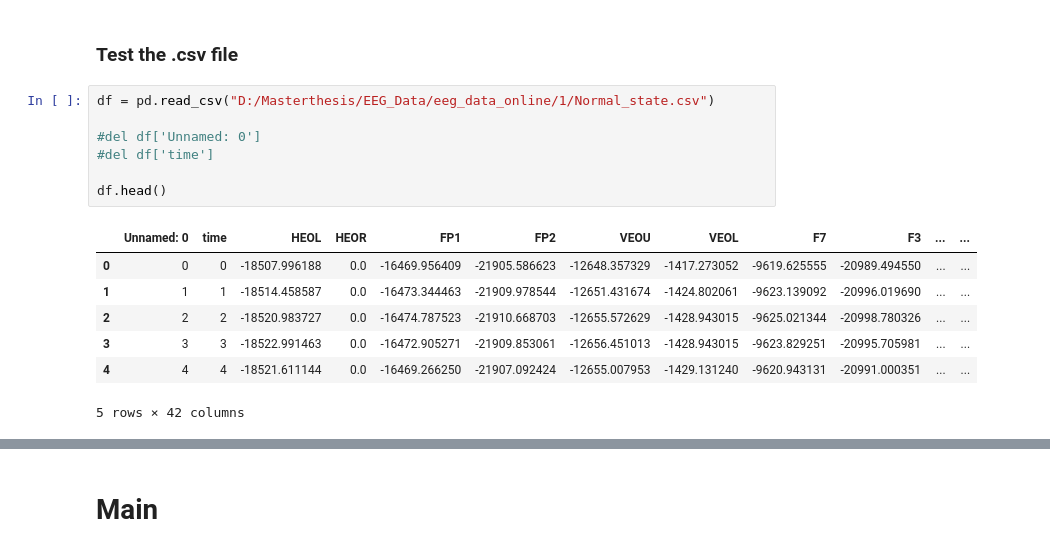
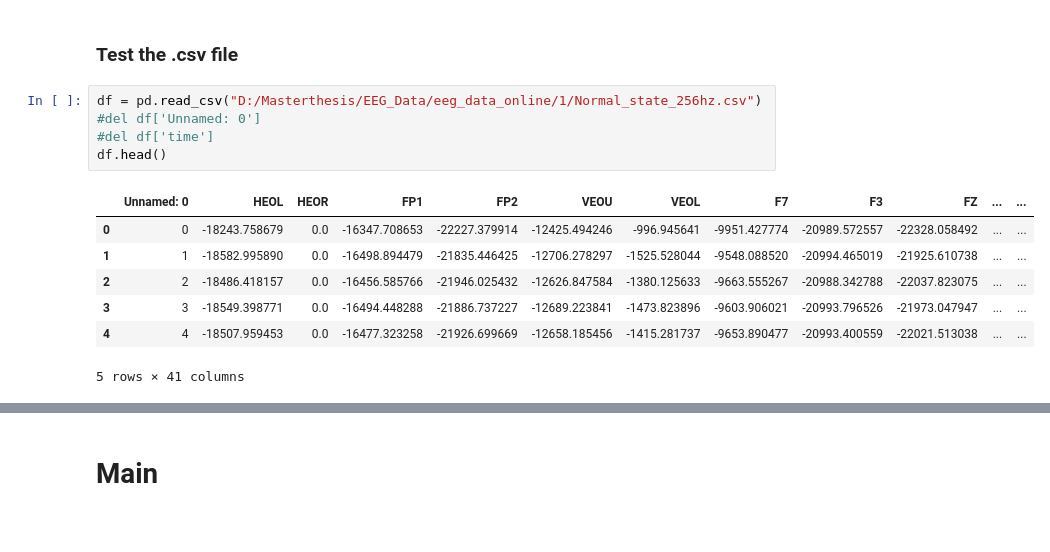
Before and after one commit to mudo121/thesis_eeg, a Jupyter notebook: test_online_eeg_data.ipynb, the cells around one changed output, grey strips where cells are left out. Drawn from its saved outputs; the diff is of its cells as text.

```diff
--- a/test_online_eeg_data.ipynb
+++ b/test_online_eeg_data.ipynb
@@ -64,18 +99,16 @@ mneRaw.info
 # %% [markdown]
 ### Test the .csv file
 # %%
-df = pd.read_csv("D:/Masterthesis/EEG_Data/eeg_data_online/1/Normal_state.csv")
-
+df = pd.read_csv("D:/Masterthesis/EEG_Data/eeg_data_online/1/Normal_state_256hz.csv")
 #del df['Unnamed: 0']
 #del df['time']
-
 df.head()
 # %% [output]
-|  | Unnamed: 0 | time | HEOL | HEOR | FP1 | FP2 | VEOU | VEOL | F7 | F3 | ... | ... |
-| 0 | 0 | 0 | -18507.996188 | 0.0 | -16469.956409 | -21905.586623 | -12648.357329 | -1417.273052 | -9619.625555 | -20989.494550 | ... | ... |
-| 1 | 1 | 1 | -18514.458587 | 0.0 | -16473.344463 | -21909.978544 | -12651.431674 | -1424.802061 | -9623.139092 | -20996.019690 | ... | ... |
-| 2 | 2 | 2 | -18520.983727 | 0.0 | -16474.787523 | -21910.668703 | -12655.572629 | -1428.943015 | -9625.021344 | -20998.780326 | ... | ... |
-| 3 | 3 | 3 | -18522.991463 | 0.0 | -16472.905271 | -21909.853061 | -12656.451013 | -1428.943015 | -9623.829251 | -20995.705981 | ... | ... |
-| 4 | 4 | 4 | -18521.611144 | 0.0 | -16469.266250 | -21907.092424 | -12655.007953 | -1429.131240 | -9620.943131 | -20991.000351 | ... | ... |
+|  | Unnamed: 0 | HEOL | HEOR | FP1 | FP2 | VEOU | VEOL | F7 | F3 | FZ | ... | ... |
+| 0 | 0 | -18243.758679 | 0.0 | -16347.708653 | -22227.379914 | -12425.494246 | -996.945641 | -9951.427774 | -20989.572557 | -22328.058492 | ... | ... |
+| 1 | 1 | -18582.995890 | 0.0 | -16498.894479 | -21835.446425 | -12706.278297 | -1525.528044 | -9548.088520 | -20994.465019 | -21925.610738 | ... | ... |
+| 2 | 2 | -18486.418157 | 0.0 | -16456.585766 | -21946.025432 | -12626.847584 | -1380.125633 | -9663.555267 | -20988.342788 | -22037.823075 | ... | ... |
+| 3 | 3 | -18549.398771 | 0.0 | -16494.448288 | -21886.737227 | -12689.223841 | -1473.823896 | -9603.906021 | -20993.796526 | -21973.047947 | ... | ... |
+| 4 | 4 | -18507.959453 | 0.0 | -16477.323258 | -21926.699669 | -12658.185456 | -1415.281737 | -9653.890477 | -20993.400559 | -22021.513038 | ... | ... |
-5 rows × 42 columns
+5 rows × 41 columns
 # %%
```
Also changed, not shown: parts of 16 cells of this notebook, 12 other files.
